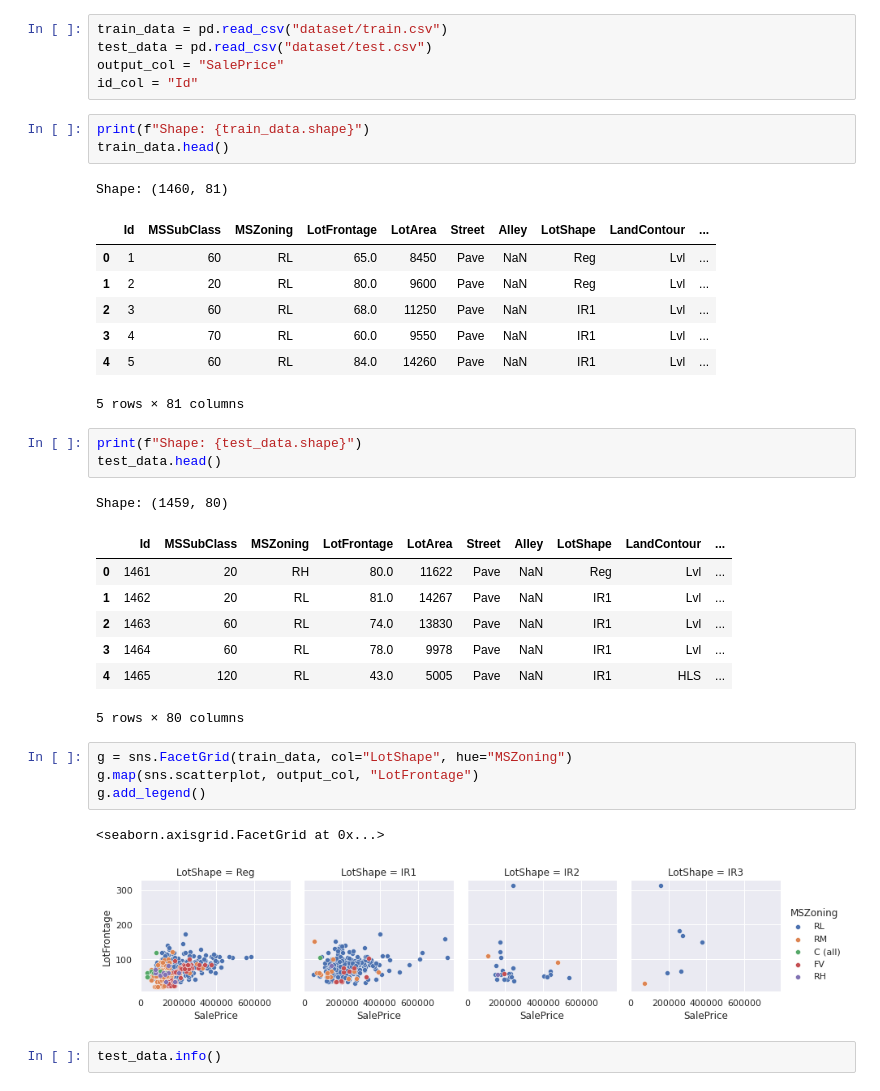
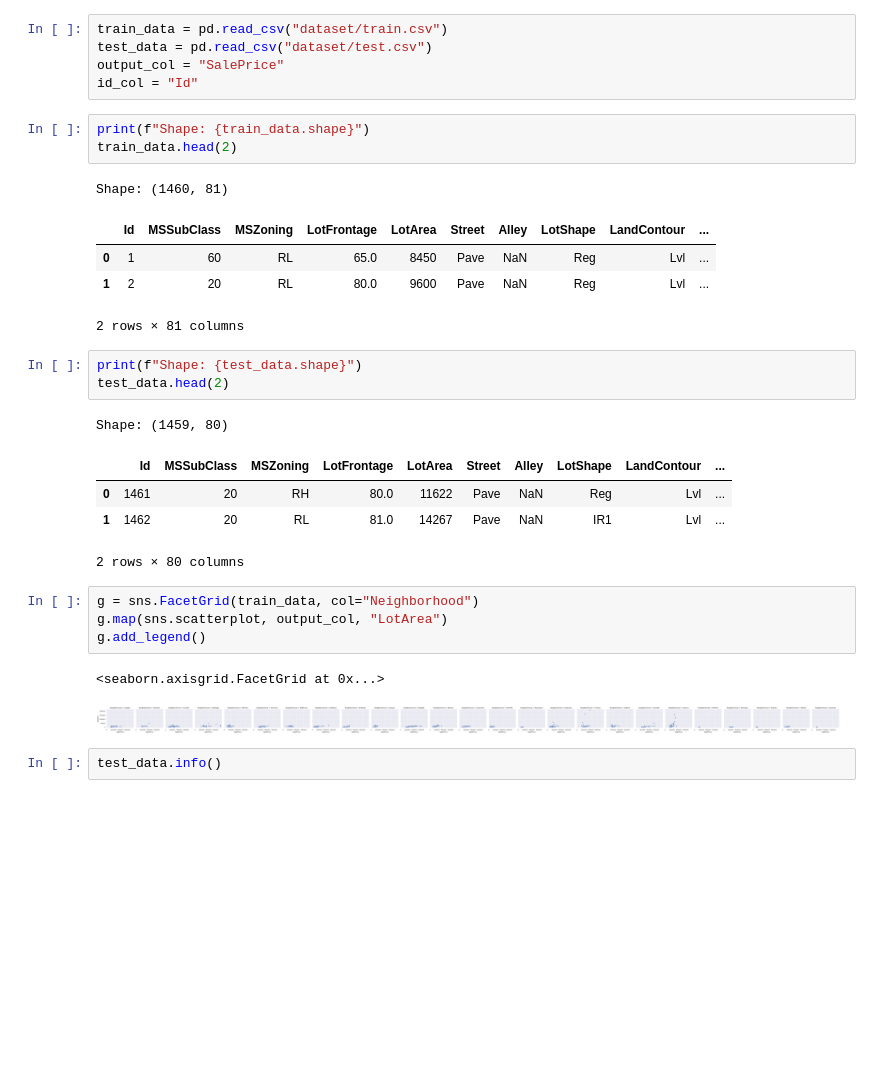
Before and after one commit to arthurgrava/kaggle-playground, a Jupyter notebook: house-prices/exploration.ipynb, the cells around one changed output. Cells and saved outputs as stored; diff of their text form; blank space fills up the shorter version.

Commit message:
Using Neighborhood and LotArea as features

```diff
--- a/house-prices/exploration.ipynb
+++ b/house-prices/exploration.ipynb
@@ -15,35 +15,29 @@ output_col = "SalePrice"
 id_col = "Id"
 # %%
 print(f"Shape: {train_data.shape}")
-train_data.head()
+train_data.head(2)
 # %% [output]
 Shape: (1460, 81)
 |  | Id | MSSubClass | MSZoning | LotFrontage | LotArea | Street | Alley | LotShape | LandContour | ... |
 | 0 | 1 | 60 | RL | 65.0 | 8450 | Pave | NaN | Reg | Lvl | ... |
 | 1 | 2 | 20 | RL | 80.0 | 9600 | Pave | NaN | Reg | Lvl | ... |
-| 2 | 3 | 60 | RL | 68.0 | 11250 | Pave | NaN | IR1 | Lvl | ... |
-| 3 | 4 | 70 | RL | 60.0 | 9550 | Pave | NaN | IR1 | Lvl | ... |
-| 4 | 5 | 60 | RL | 84.0 | 14260 | Pave | NaN | IR1 | Lvl | ... |
-5 rows × 81 columns
+2 rows × 81 columns
 # %%
 print(f"Shape: {test_data.shape}")
-test_data.head()
+test_data.head(2)
 # %% [output]
 Shape: (1459, 80)
 |  | Id | MSSubClass | MSZoning | LotFrontage | LotArea | Street | Alley | LotShape | LandContour | ... |
 | 0 | 1461 | 20 | RH | 80.0 | 11622 | Pave | NaN | Reg | Lvl | ... |
 | 1 | 1462 | 20 | RL | 81.0 | 14267 | Pave | NaN | IR1 | Lvl | ... |
-| 2 | 1463 | 60 | RL | 74.0 | 13830 | Pave | NaN | IR1 | Lvl | ... |
-| 3 | 1464 | 60 | RL | 78.0 | 9978 | Pave | NaN | IR1 | Lvl | ... |
-| 4 | 1465 | 120 | RL | 43.0 | 5005 | Pave | NaN | IR1 | HLS | ... |
-5 rows × 80 columns
+2 rows × 80 columns
 # %%
-g = sns.FacetGrid(train_data, col="LotShape", hue="MSZoning")
-g.map(sns.scatterplot, output_col, "LotFrontage")
+g = sns.FacetGrid(train_data, col="Neighborhood")
+g.map(sns.scatterplot, output_col, "LotArea")
 g.add_legend()
 # %% [output]
 <seaborn.axisgrid.FacetGrid at 0x...>
-[figure, old version]
+[figure, new version]
 # %%
 test_data.info()
 # %% [output]
```
Also changed, not shown: 4 other files.
